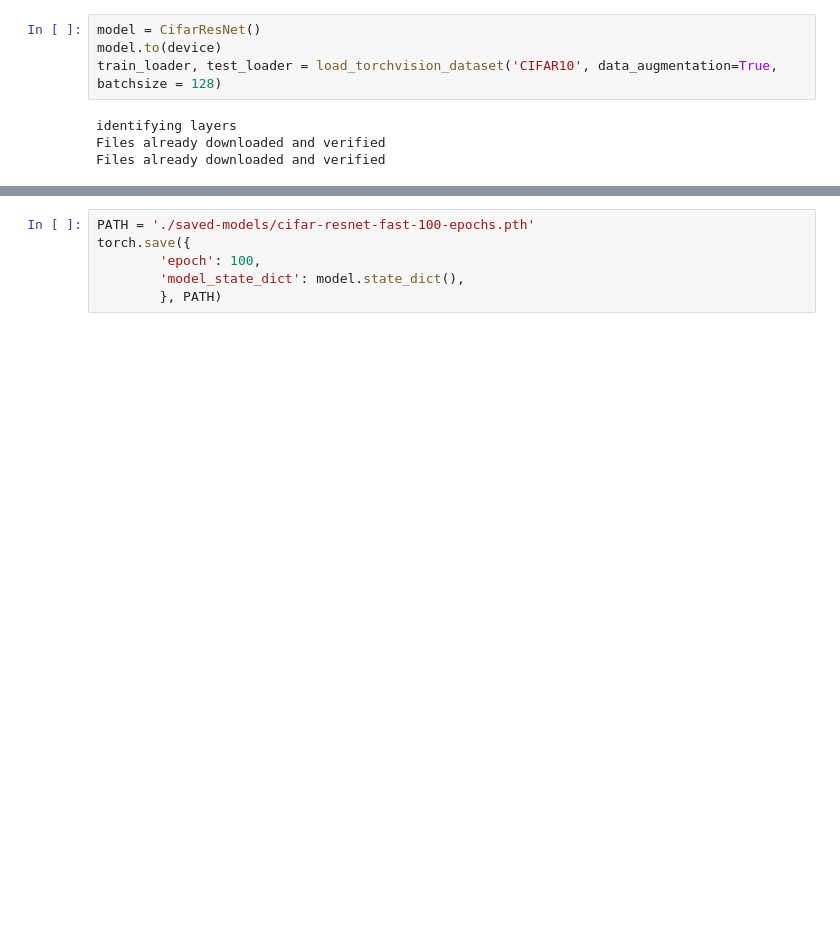
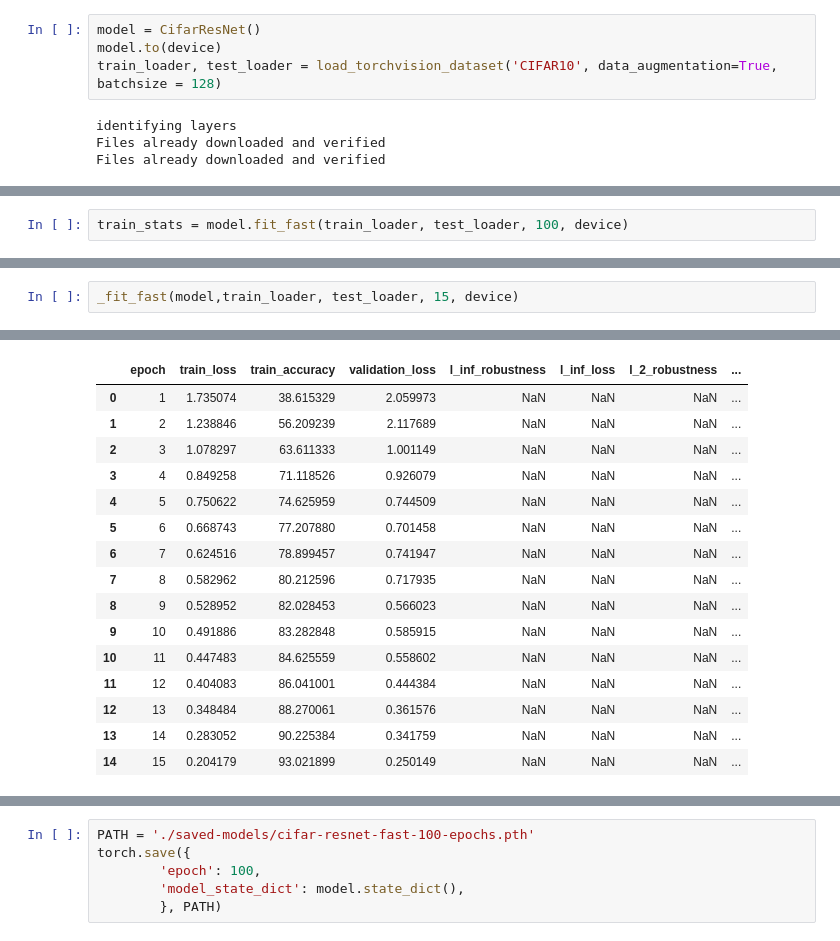
Before and after one commit to FlorianMerkle/pytorch-network-pruning, a Jupyter notebook: fast training without pre-normalization.ipynb, the cells around one changed output, grey strips where cells are left out. Cells and saved outputs as stored; diff of their text form; blank space fills up the shorter version.

```diff
--- a/fast training without pre-normalization.ipynb
+++ b/fast training without pre-normalization.ipynb
@@ -125,0 +131,2 @@ fast adversarial training
+# %%
+train_stats = model.fit_fast(train_loader, test_loader, 100, device)
@@ -125,0 +267,3 @@ fast adversarial training
+# %%
+_fit_fast(model,train_loader, test_loader, 15, device)
+# %% [output]
@@ -125,0 +287,16 @@ fast adversarial training
+|  | epoch | train_loss | train_accuracy | validation_loss | l_inf_robustness | l_inf_loss | l_2_robustness | ... |
+| 0 | 1 | 1.735074 | 38.615329 | 2.059973 | NaN | NaN | NaN | ... |
+| 1 | 2 | 1.238846 | 56.209239 | 2.117689 | NaN | NaN | NaN | ... |
+| 2 | 3 | 1.078297 | 63.611333 | 1.001149 | NaN | NaN | NaN | ... |
+| 3 | 4 | 0.849258 | 71.118526 | 0.926079 | NaN | NaN | NaN | ... |
+| 4 | 5 | 0.750622 | 74.625959 | 0.744509 | NaN | NaN | NaN | ... |
+| 5 | 6 | 0.668743 | 77.207880 | 0.701458 | NaN | NaN | NaN | ... |
+| 6 | 7 | 0.624516 | 78.899457 | 0.741947 | NaN | NaN | NaN | ... |
+| 7 | 8 | 0.582962 | 80.212596 | 0.717935 | NaN | NaN | NaN | ... |
+| 8 | 9 | 0.528952 | 82.028453 | 0.566023 | NaN | NaN | NaN | ... |
+| 9 | 10 | 0.491886 | 83.282848 | 0.585915 | NaN | NaN | NaN | ... |
+| 10 | 11 | 0.447483 | 84.625559 | 0.558602 | NaN | NaN | NaN | ... |
+| 11 | 12 | 0.404083 | 86.041001 | 0.444384 | NaN | NaN | NaN | ... |
+| 12 | 13 | 0.348484 | 88.270061 | 0.361576 | NaN | NaN | NaN | ... |
+| 13 | 14 | 0.283052 | 90.225384 | 0.341759 | NaN | NaN | NaN | ... |
+| 14 | 15 | 0.204179 | 93.021899 | 0.250149 | NaN | NaN | NaN | ... |
```
Also changed, not shown: parts of 5 cells of this notebook, 1 other file.
